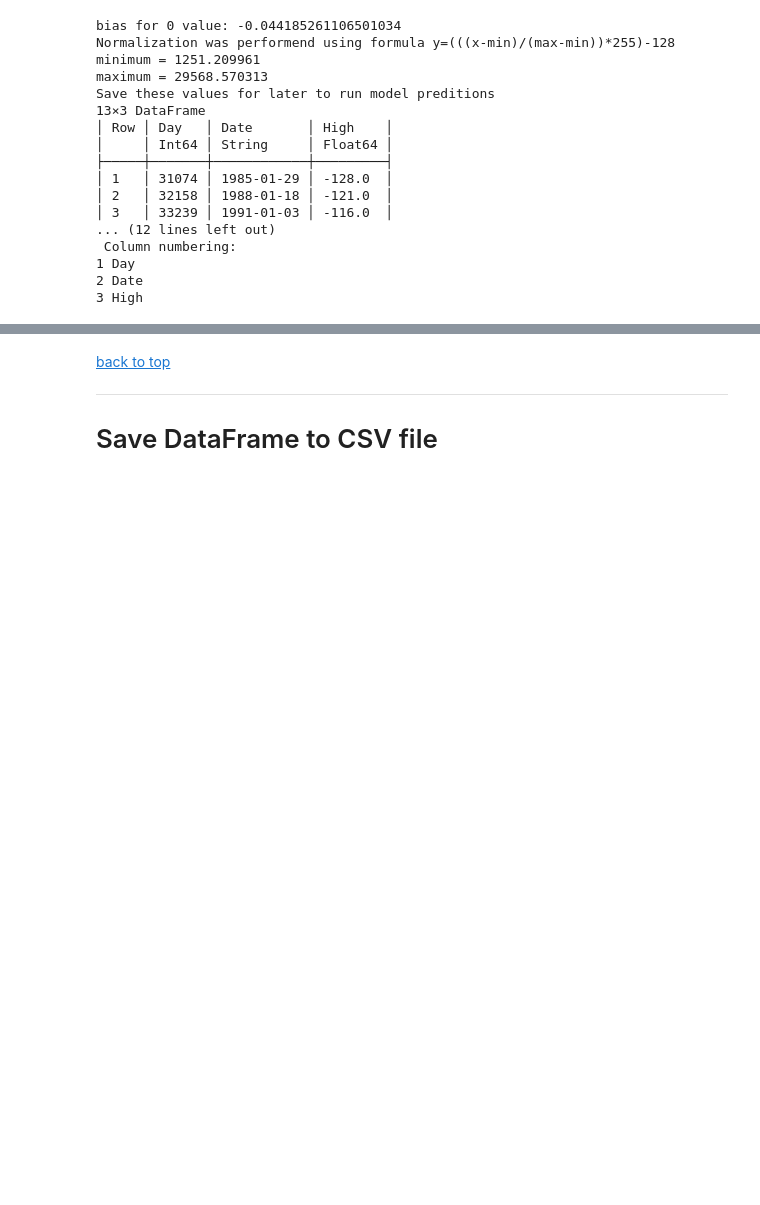
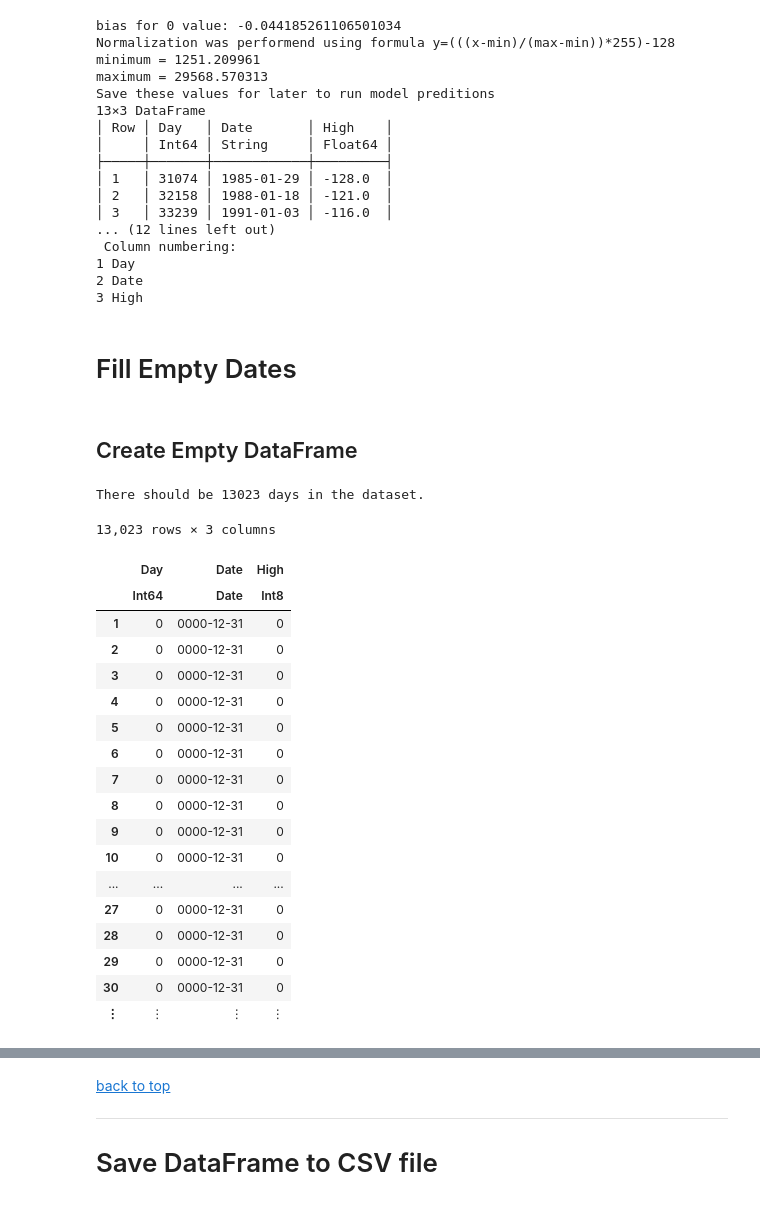
Before and after one commit to UkiDLucas/MarketIndicators.jl, a Jupyter notebook: Dow Jones Industrial Average (^DJI).ipynb, the cells around one changed output, grey strips where cells are left out. Cells and saved outputs as stored; diff of their text form; code cells hidden in the pictures; blank space fills up the shorter version.

```diff
--- a/Dow Jones Industrial Average (^DJI).ipynb
+++ b/Dow Jones Industrial Average (^DJI).ipynb
@@ -177,3 +177,41 @@ plot(          dates[rows], # x-axis: dates
     size     = (980, 400), # width, height
     layout = (1, 1) # number of graphs: vertically, horizontally
     )
+# %% [markdown]
+# Fill Empty Dates
+# %% [markdown]
+## Create Empty DataFrame
+# %%
+first_rata_die = df1[1,1]
+last_rata_die = df1[count,1]
+
+record_count = last_rata_die - first_rata_die
+
+println("There should be ", record_count, " days in the dataset.")
+
+df2 = DataFrame(
+    Day =  zeros(Int64, record_count),
+    Date = zeros(Date, record_count),
+    High = zeros(Int8, record_count)
+)
+# %% [output]
+There should be 13023 days in the dataset.
+13,023 rows × 3 columns
+|  | Day | Date | High |
+|  | Int64 | Date | Int8 |
+| 1 | 0 | 0000-12-31 | 0 |
+| 2 | 0 | 0000-12-31 | 0 |
+| 3 | 0 | 0000-12-31 | 0 |
+| 4 | 0 | 0000-12-31 | 0 |
+| 5 | 0 | 0000-12-31 | 0 |
+| 6 | 0 | 0000-12-31 | 0 |
+| 7 | 0 | 0000-12-31 | 0 |
+| 8 | 0 | 0000-12-31 | 0 |
+| 9 | 0 | 0000-12-31 | 0 |
+| 10 | 0 | 0000-12-31 | 0 |
+| ... | ... | ... | ... |
+| 27 | 0 | 0000-12-31 | 0 |
+| 28 | 0 | 0000-12-31 | 0 |
+| 29 | 0 | 0000-12-31 | 0 |
+| 30 | 0 | 0000-12-31 | 0 |
+| ⋮ | ⋮ | ⋮ | ⋮ |
```
Also changed, not shown: parts of 4 cells of this notebook.
